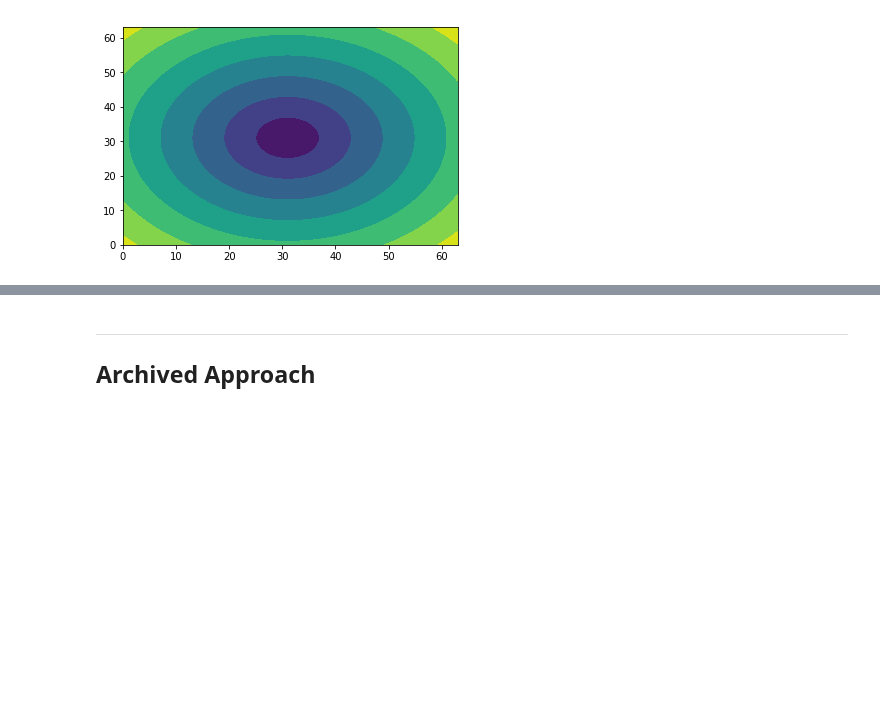
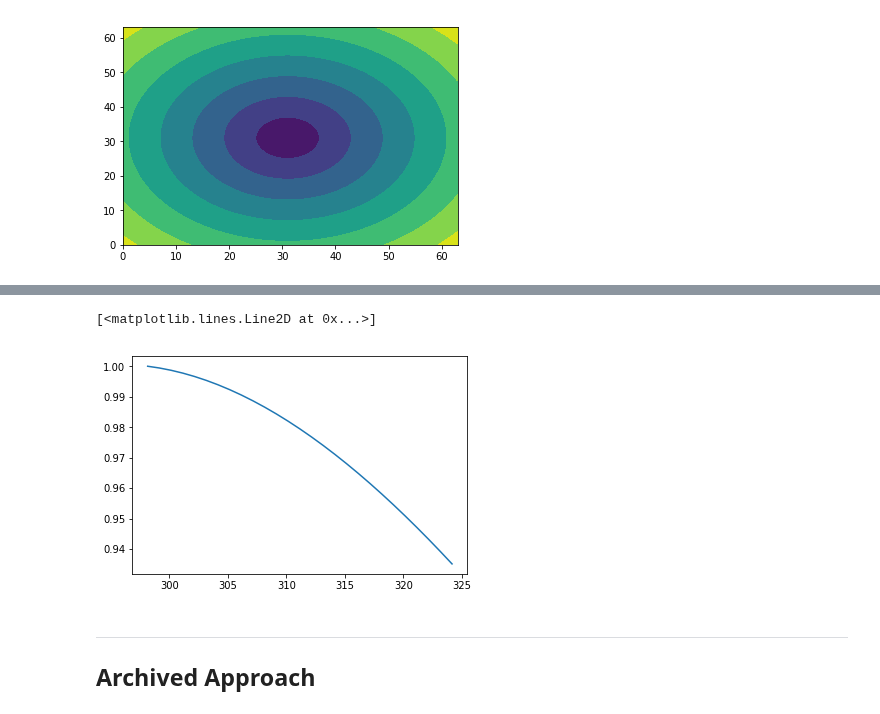
Before and after one commit to martinholub/sicm, a Jupyter notebook: notebooks/model.ipynb, the cells around one changed output, grey strips where cells are left out. Saved outputs shown, nothing was run; the diff lists cells and outputs as text; code cells hidden in the pictures; blank space fills up the shorter version.

```diff
--- a/notebooks/model.ipynb
+++ b/notebooks/model.ipynb
@@ -173,3 +202,28 @@ plt.contourf(rho)
+# %%
+def S_T(T):
+    """Caclulate value of Soret's coefficient at given temperature
+
+    Equation from Roemer at al, 2013. Possibly valid only for c = 0.5M!
+    However, it gives a reasonable value and this I stick with it.
+    """
+    T_sign_reverse = 293 # K, temeprature at which S_T reverses sign
+    gamma = 102 # K, miscelaneous parameter
+    S_T_inf = 0.0098 # high-T thermophobic limit
+    S_T = S_T_inf * (1 - np.exp((T_sign_reverse - T) / gamma))
+    return S_T
+
+def c_salt(T, c0, T0):
+    """Calculate adjusted concentration due to thermophoresis"""
+    c = c0 * np.exp(-S_T(T) * (T - T0))
+    return c
+# %%
+T = np.arange(298.15, 325, 1)
+c0 = 0.25
+T0 = 298.15
+plt.plot(T, c_salt(T, c0, T0) / c0)
+# %% [output]
+[<matplotlib.lines.Line2D at 0x...>]
+[figure, added]
 # %% [markdown]
 ------
 ## Archived Approach
```
Also changed, not shown: parts of 7 cells of this notebook, 1 other file.
